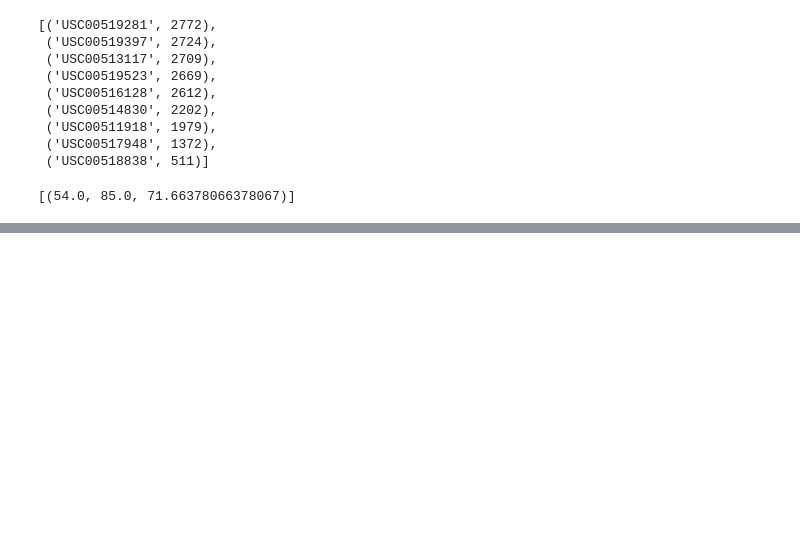
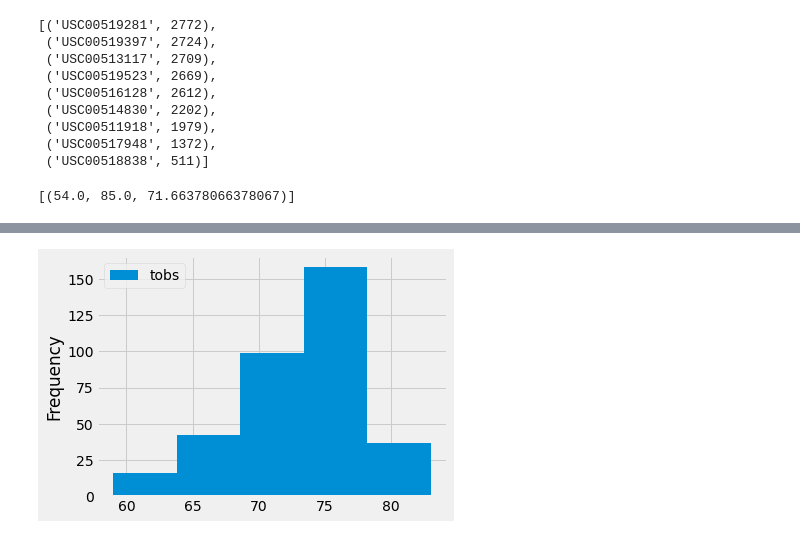
Before and after one commit to jricebae19/surfs_up, a Jupyter notebook: climate_analysis.ipynb, the cells around one changed output, grey strips where cells are left out. Saved outputs shown, nothing was run; the diff lists cells and outputs as text; code cells hidden in the pictures; blank space fills up the shorter version.

```diff
--- a/climate_analysis.ipynb
+++ b/climate_analysis.ipynb
@@ -175,0 +209,6 @@ filter(Measurement.station == 'USC00519281').all()
+# %%
+#Skill drill - adjust bins to 5
+df.plot.hist(bins=5)
+plt.tight_layout()
+# %% [output]
+[figure, added]
```
Also changed, not shown: parts of 4 cells of this notebook.
